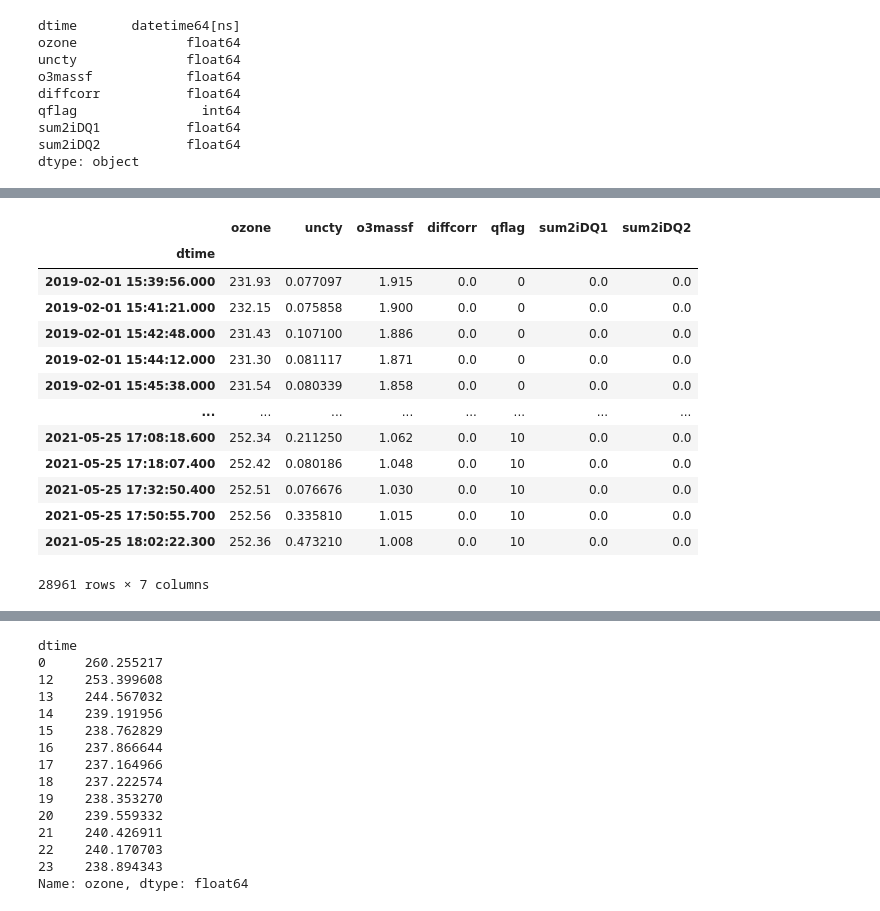
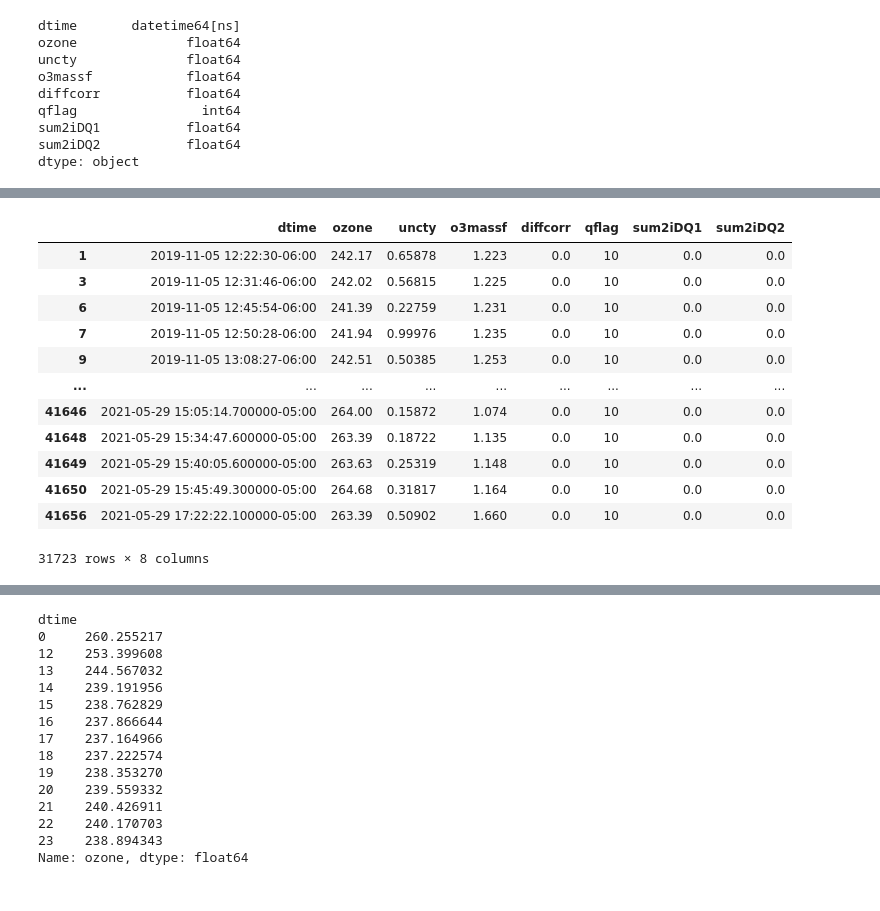
Before and after one commit to mixtli-c/cca-jupyter, a Jupyter notebook: pandonia.ipynb, the cells around one changed output, grey strips where cells are left out. Drawn from its saved outputs; the diff is of its cells as text; code cells hidden in the pictures.

```diff
--- a/pandonia.ipynb
+++ b/pandonia.ipynb
@@ -93,7 +94,7 @@ for ele in tepoch:
 # %%
 #### PANDAS test
 # %%
-npz = np.load('PandoraAltz.npz',allow_pickle=True)
+npz = np.load('PandoraVallejo.npz',allow_pickle=True)
 df= pd.DataFrame.from_dict({item: npz[item] for item in npz.files})
 # %%
 df.dtypes
@@ -161,0 +131,3 @@ Freq: H, Name: ozone, Length: 20260, dtype: float64
+# %%
+#localization of dataframe so that datetime is UTC and not naive
+dtimeutc=rslt_df.dtime.dt.tz_localize('Etc/UTC')
@@ -162 +136,21 @@ Freq: H, Name: ozone, Length: 20260, dtype: float64
+# %%
+dtimelocal=dtimeutc.dt.tz_convert('America/Mexico_City')
+# %%
+dflocal = rslt_df.assign(dtime=dtimelocal)
+# %%
+dflocal
+# %% [output]
+|  | dtime | ozone | uncty | o3massf | diffcorr | qflag | sum2iDQ1 | sum2iDQ2 |
+| 1 | 2019-11-05 12:22:30-06:00 | 242.17 | 0.65878 | 1.223 | 0.0 | 10 | 0.0 | 0.0 |
+| 3 | 2019-11-05 12:31:46-06:00 | 242.02 | 0.56815 | 1.225 | 0.0 | 10 | 0.0 | 0.0 |
+| 6 | 2019-11-05 12:45:54-06:00 | 241.39 | 0.22759 | 1.231 | 0.0 | 10 | 0.0 | 0.0 |
+| 7 | 2019-11-05 12:50:28-06:00 | 241.94 | 0.99976 | 1.235 | 0.0 | 10 | 0.0 | 0.0 |
+| 9 | 2019-11-05 13:08:27-06:00 | 242.51 | 0.50385 | 1.253 | 0.0 | 10 | 0.0 | 0.0 |
+| ... | ... | ... | ... | ... | ... | ... | ... | ... |
+| 41646 | 2021-05-29 15:05:14.700000-05:00 | 264.00 | 0.15872 | 1.074 | 0.0 | 10 | 0.0 | 0.0 |
+| 41648 | 2021-05-29 15:34:47.600000-05:00 | 263.39 | 0.18722 | 1.135 | 0.0 | 10 | 0.0 | 0.0 |
+| 41649 | 2021-05-29 15:40:05.600000-05:00 | 263.63 | 0.25319 | 1.148 | 0.0 | 10 | 0.0 | 0.0 |
+| 41650 | 2021-05-29 15:45:49.300000-05:00 | 264.68 | 0.31817 | 1.164 | 0.0 | 10 | 0.0 | 0.0 |
+| 41656 | 2021-05-29 17:22:22.100000-05:00 | 263.39 | 0.50902 | 1.660 | 0.0 | 10 | 0.0 | 0.0 |
+31723 rows × 8 columns
 # %%
@@ -164,17 +157,0 @@ ts = rslt_df.set_index('dtime')
-# %%
-ts
-# %% [output]
-|  | ozone | uncty | o3massf | diffcorr | qflag | sum2iDQ1 | sum2iDQ2 |
-| dtime |  |  |  |  |  |  |  |
-| 2019-02-01 15:39:56.000 | 231.93 | 0.077097 | 1.915 | 0.0 | 0 | 0.0 | 0.0 |
-| 2019-02-01 15:41:21.000 | 232.15 | 0.075858 | 1.900 | 0.0 | 0 | 0.0 | 0.0 |
-| 2019-02-01 15:42:48.000 | 231.43 | 0.107100 | 1.886 | 0.0 | 0 | 0.0 | 0.0 |
-| 2019-02-01 15:44:12.000 | 231.30 | 0.081117 | 1.871 | 0.0 | 0 | 0.0 | 0.0 |
-| 2019-02-01 15:45:38.000 | 231.54 | 0.080339 | 1.858 | 0.0 | 0 | 0.0 | 0.0 |
-| ... | ... | ... | ... | ... | ... | ... | ... |
-| 2021-05-25 17:08:18.600 | 252.34 | 0.211250 | 1.062 | 0.0 | 10 | 0.0 | 0.0 |
-| 2021-05-25 17:18:07.400 | 252.42 | 0.080186 | 1.048 | 0.0 | 10 | 0.0 | 0.0 |
-| 2021-05-25 17:32:50.400 | 252.51 | 0.076676 | 1.030 | 0.0 | 10 | 0.0 | 0.0 |
-| 2021-05-25 17:50:55.700 | 252.56 | 0.335810 | 1.015 | 0.0 | 10 | 0.0 | 0.0 |
-| 2021-05-25 18:02:22.300 | 252.36 | 0.473210 | 1.008 | 0.0 | 10 | 0.0 | 0.0 |
-28961 rows × 7 columns
```
Also changed, not shown: parts of 19 cells of this notebook.
